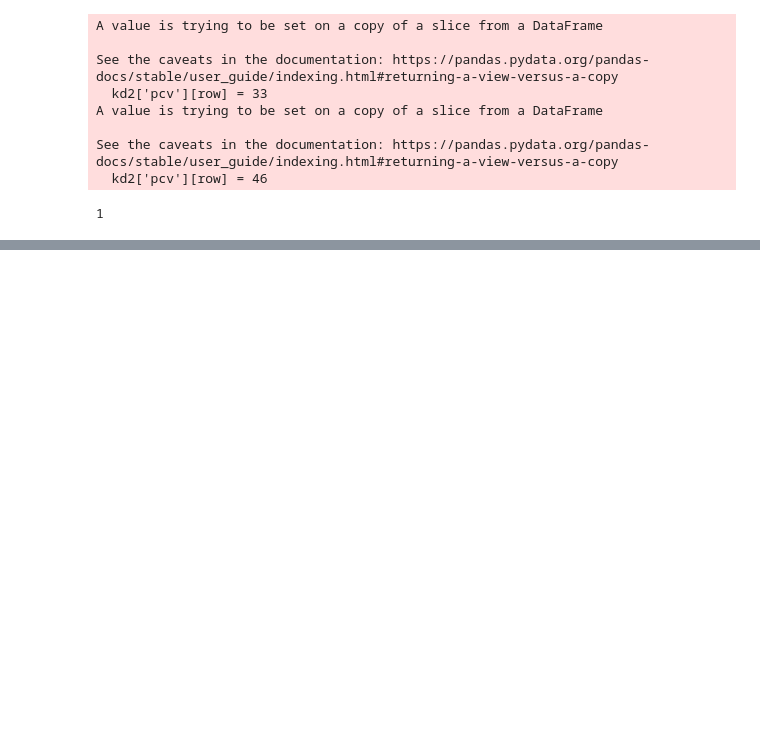
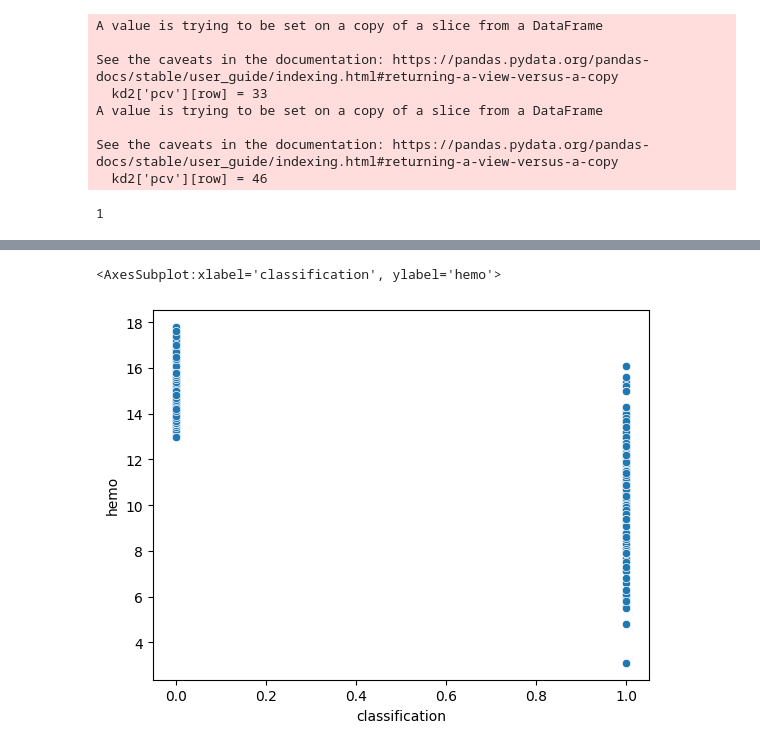
Before and after one commit to vedant202/Multiple-Deaseases-Prediction-App, a Jupyter notebook: Kidney_disease_prediction.ipynb, the cells around one changed output, grey strips where cells are left out. Cells and saved outputs as stored; diff of their text form; code cells hidden in the pictures; blank space fills up the shorter version.

```diff
--- a/Kidney_disease_prediction.ipynb
+++ b/Kidney_disease_prediction.ipynb
@@ -632,0 +653,5 @@ kd2['pcv'].isnull().sum()
+# %%
+sns.scatterplot(data=kd2,x='classification',y='hemo')
+# %% [output]
+<AxesSubplot:xlabel='classification', ylabel='hemo'>
+[figure, added]
```
Also changed, not shown: parts of 40 cells of this notebook.
